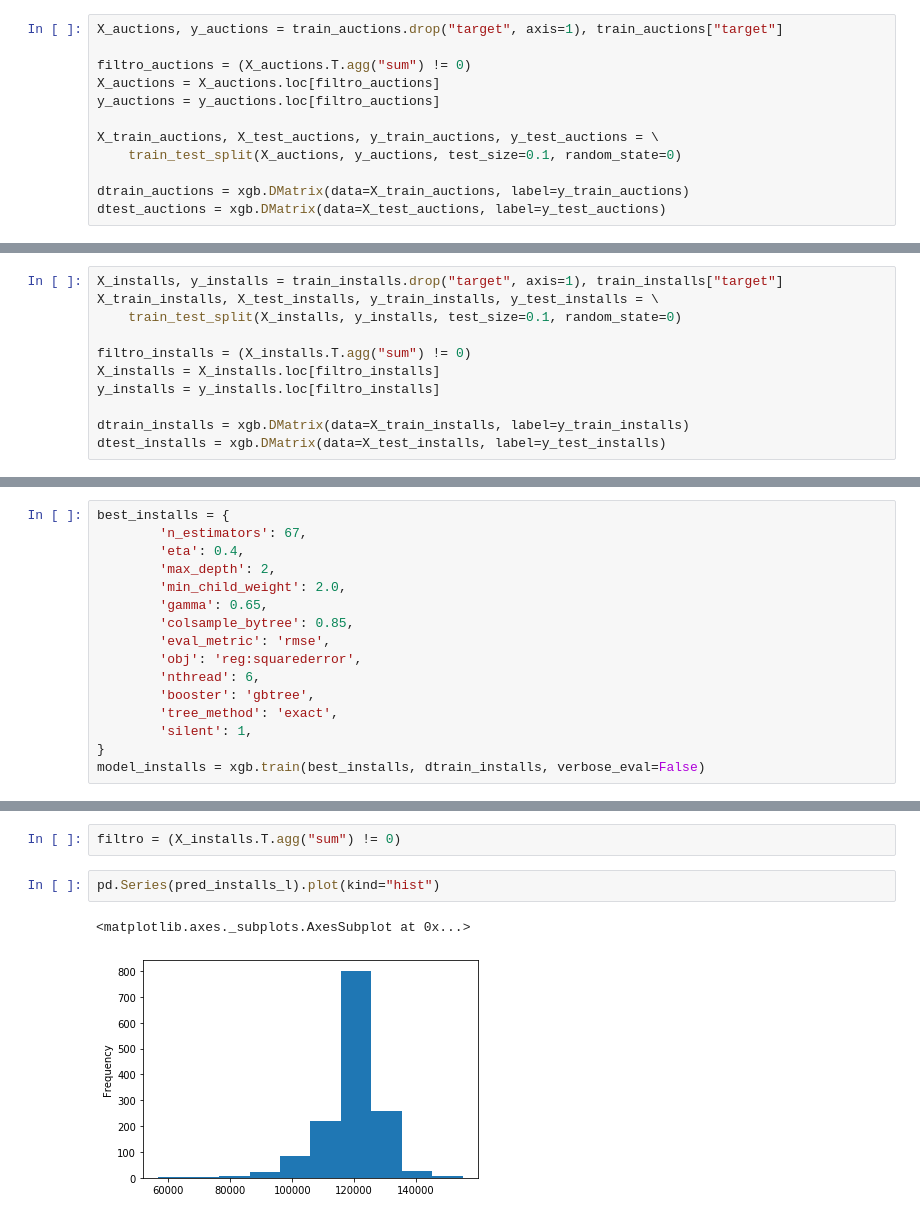
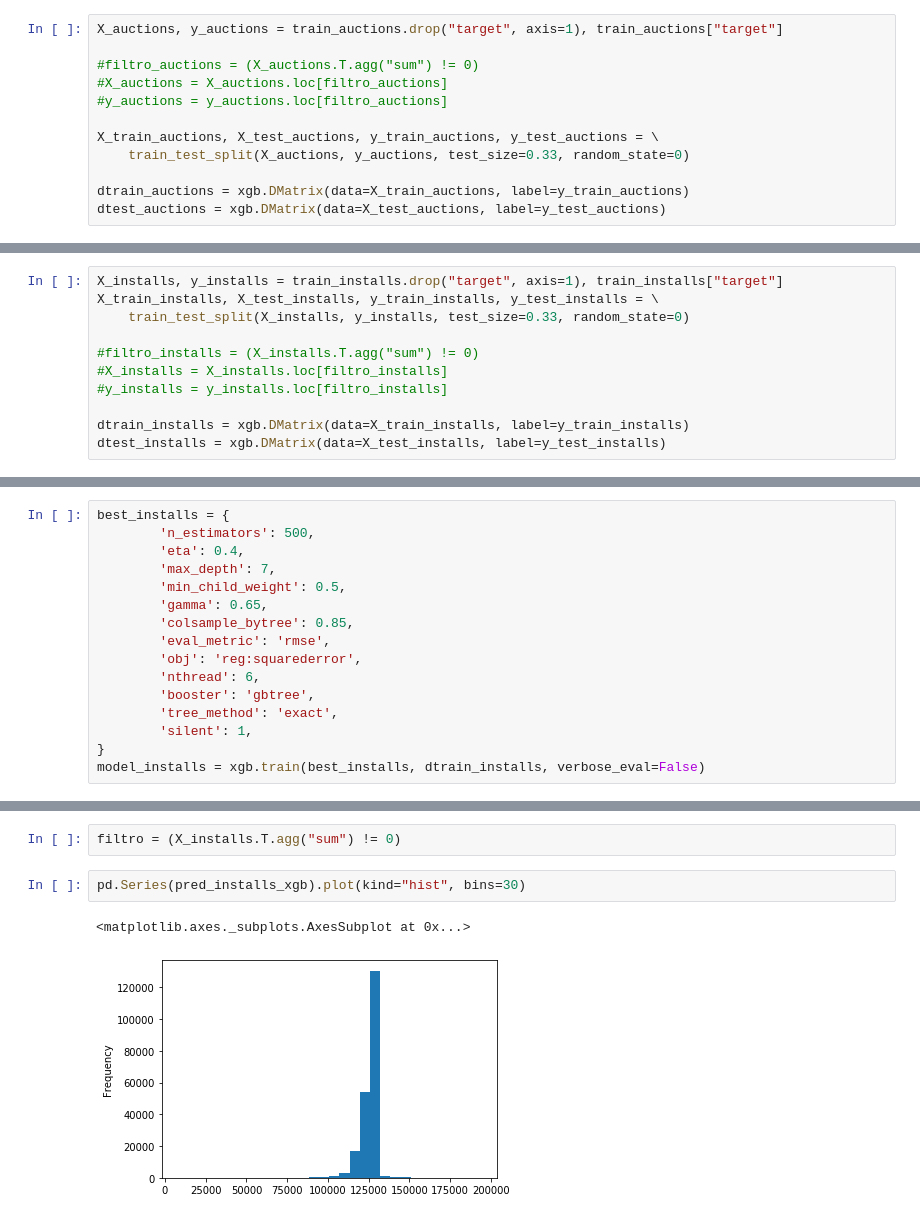
Before and after one commit to mateoicalvo/7506, a Jupyter notebook: tp2/modelo/algoritmos/ensambles/ensambles.ipynb, the cells around one changed output, grey strips where cells are left out. Drawn from its saved outputs; the diff is of its cells as text.

```diff
--- a/tp2/modelo/algoritmos/ensambles/ensambles.ipynb
+++ b/tp2/modelo/algoritmos/ensambles/ensambles.ipynb
@@ -24,12 +24,12 @@ train_auctions = train_auctions.reindex(sorted(train_auctions.columns), axis=1)
 # %%
 X_auctions, y_auctions = train_auctions.drop("target", axis=1), train_auctions["target"]
 
-filtro_auctions = (X_auctions.T.agg("sum") != 0)
-X_auctions = X_auctions.loc[filtro_auctions]
-y_auctions = y_auctions.loc[filtro_auctions]
+#filtro_auctions = (X_auctions.T.agg("sum") != 0)
+#X_auctions = X_auctions.loc[filtro_auctions]
+#y_auctions = y_auctions.loc[filtro_auctions]
 
 X_train_auctions, X_test_auctions, y_train_auctions, y_test_auctions = \
-    train_test_split(X_auctions, y_auctions, test_size=0.1, random_state=0)
+    train_test_split(X_auctions, y_auctions, test_size=0.33, random_state=0)
 
 dtrain_auctions = xgb.DMatrix(data=X_train_auctions, label=y_train_auctions)
 dtest_auctions = xgb.DMatrix(data=X_test_auctions, label=y_test_auctions)
@@ -44,11 +44,11 @@ train_installs = train_installs.reindex(sorted(train_installs.columns), axis=1)
 # %%
 X_installs, y_installs = train_installs.drop("target", axis=1), train_installs["target"]
 X_train_installs, X_test_installs, y_train_installs, y_test_installs = \
-    train_test_split(X_installs, y_installs, test_size=0.1, random_state=0)
+    train_test_split(X_installs, y_installs, test_size=0.33, random_state=0)
 
-filtro_installs = (X_installs.T.agg("sum") != 0)
-X_installs = X_installs.loc[filtro_installs]
-y_installs = y_installs.loc[filtro_installs]
+#filtro_installs = (X_installs.T.agg("sum") != 0)
+#X_installs = X_installs.loc[filtro_installs]
+#y_installs = y_installs.loc[filtro_installs]
 
 dtrain_installs = xgb.DMatrix(data=X_train_installs, label=y_train_installs)
 dtest_installs = xgb.DMatrix(data=X_test_installs, label=y_test_installs)
@@ -75,10 +75,10 @@ best_auctions = {
 model_auctions = xgb.train(best_auctions, dtrain_auctions, verbose_eval=False)
 # %%
 best_installs = {
-        'n_estimators': 67,
+        'n_estimators': 500,
         'eta': 0.4,
-        'max_depth': 2,
-        'min_child_weight': 2.0,
+        'max_depth': 7,
+        'min_child_weight': 0.5,
         'gamma': 0.65,
         'colsample_bytree': 0.85,
         'eval_metric': 'rmse',
@@ -182,7 +171,7 @@ y_installs = y_installs.loc[filtro]
 # %%
 filtro = (X_installs.T.agg("sum") != 0)
 # %%
-pd.Series(pred_installs_l).plot(kind="hist")
+pd.Series(pred_installs_xgb).plot(kind="hist", bins=30)
 # %% [output]
 <matplotlib.axes._subplots.AxesSubplot at 0x...>
-[figure, old version]
+[figure, new version]
```
Also changed, not shown: parts of 6 cells of this notebook, 10 other files.
